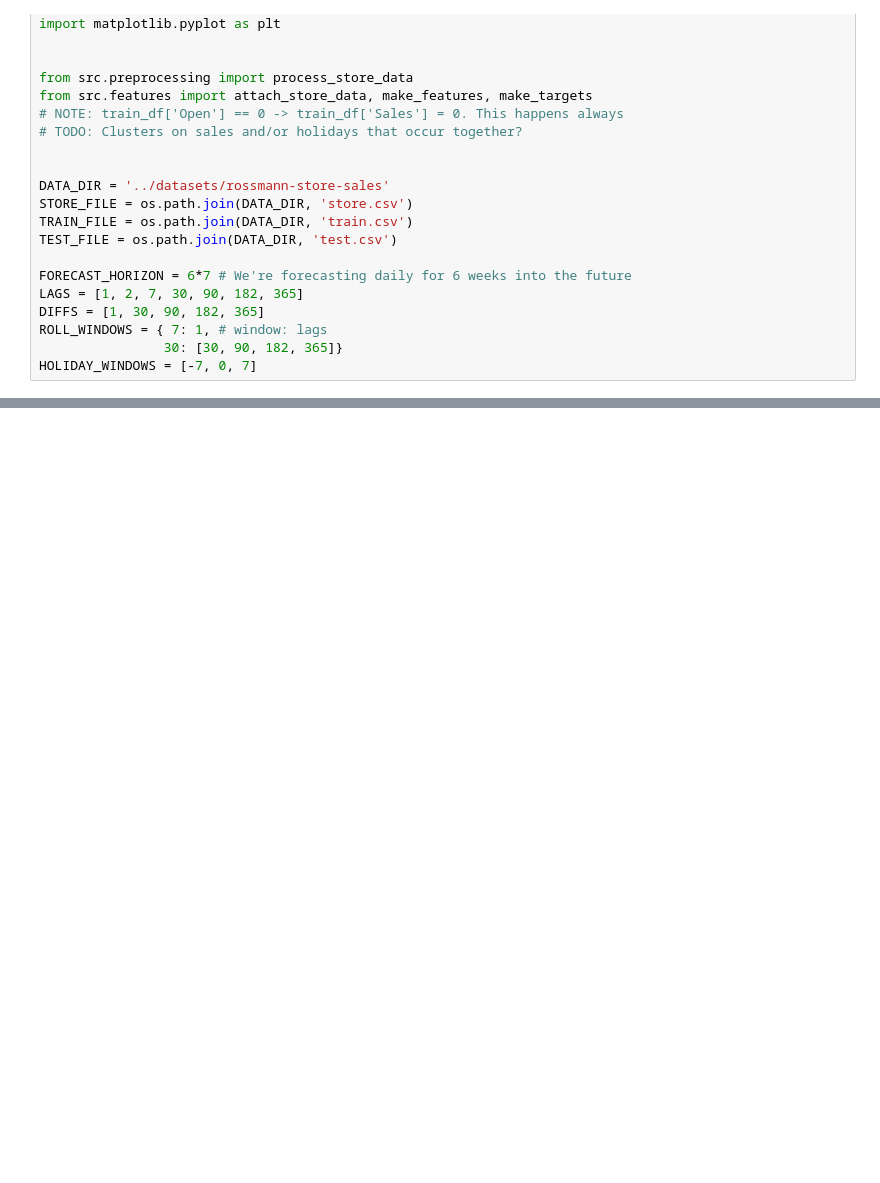
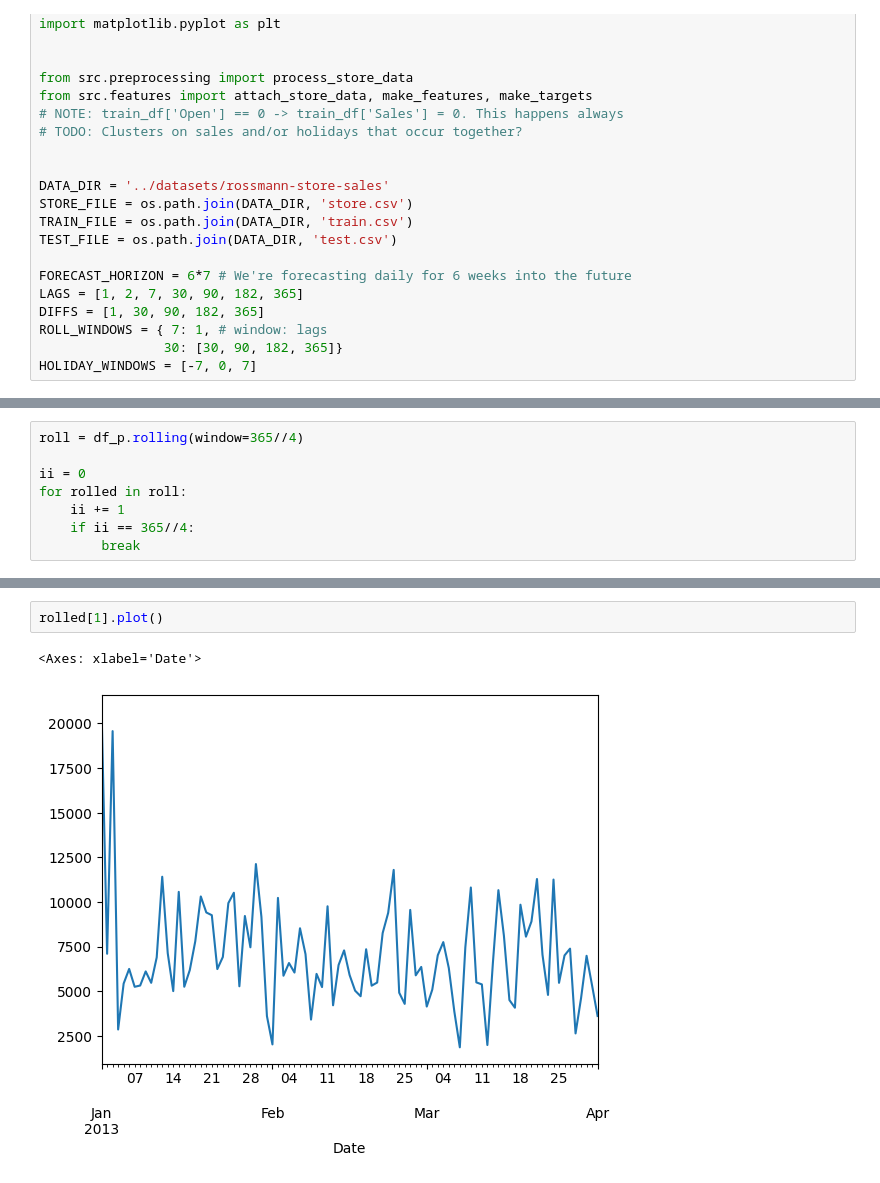
Before and after one commit to Miltos-90/Rossmann_Store_Sales_Forecasting, a Jupyter notebook: main.ipynb, the cells around one changed output, grey strips where cells are left out. Saved outputs shown, nothing was run; the diff lists cells and outputs as text; blank space fills up the shorter version.

```diff
--- a/main.ipynb
+++ b/main.ipynb
@@ -69,0 +70,8 @@ df_p.head()
+# %%
+roll = df_p.rolling(window=365//4)
+
+ii = 0
+for rolled in roll:
+    ii += 1
+    if ii == 365//4:
+        break
@@ -84,0 +110,5 @@ plt.plot(df_p["day_of_month"], df_p.iloc[:, 0])
+# %%
+rolled[1].plot()
+# %% [output]
+<Axes: xlabel='Date'>
+[figure, added]
```
Also changed, not shown: parts of 9 cells of this notebook.
